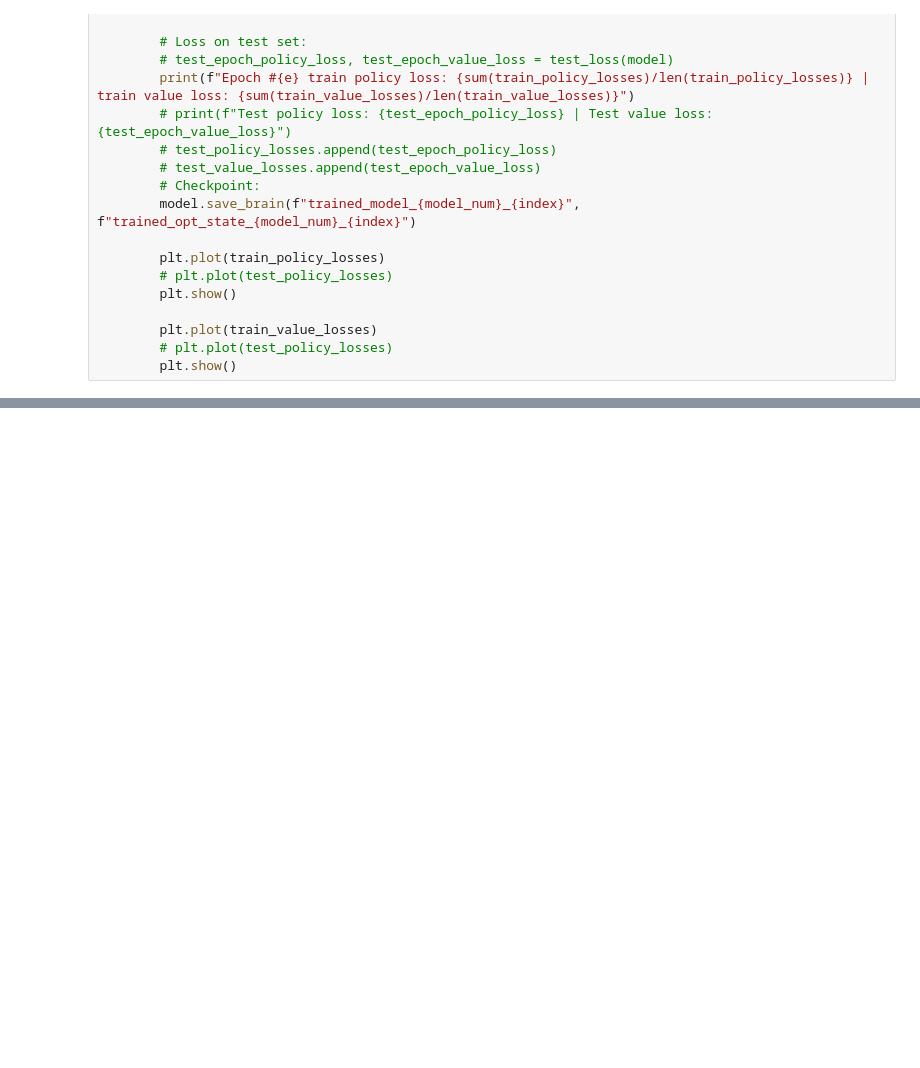
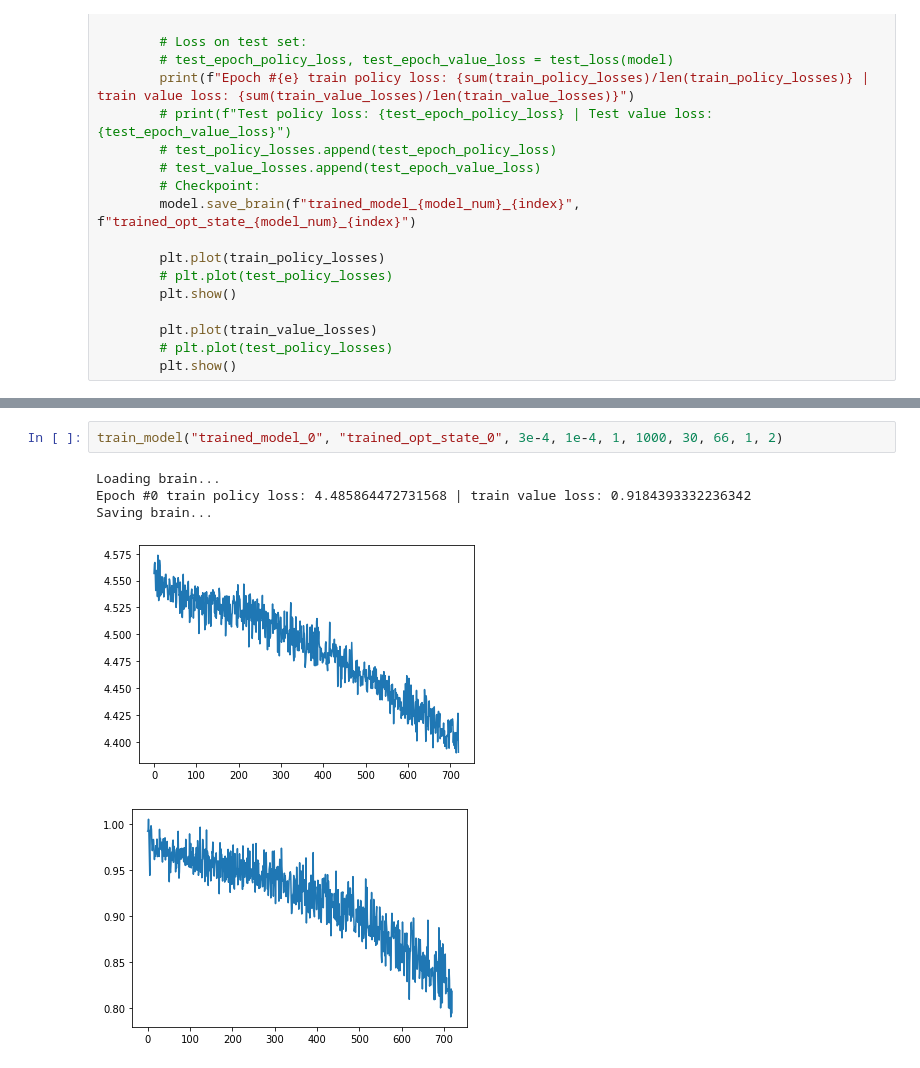
Before and after one commit to iejMac/TTTArena, a Jupyter notebook: mcts/supervised_train.ipynb, the cells around one changed output, grey strips where cells are left out. Saved outputs shown, nothing was run; the diff lists cells and outputs as text; blank space fills up the shorter version.

```diff
--- a/mcts/supervised_train.ipynb
+++ b/mcts/supervised_train.ipynb
@@ -146 +143,9 @@ Loading brain...
+# %%
+train_model("trained_model_0", "trained_opt_state_0", 3e-4, 1e-4, 1, 1000, 30, 66, 1, 2)
+# %% [output]
+Loading brain...
+Epoch #0 train policy loss: 4.485864472731568 | train value loss: 0.9184393332236342
+Saving brain...
+[figure, added]
+[figure, added]
 # %%
```
Also changed, not shown: parts of 10 cells of this notebook, 4 other files.
